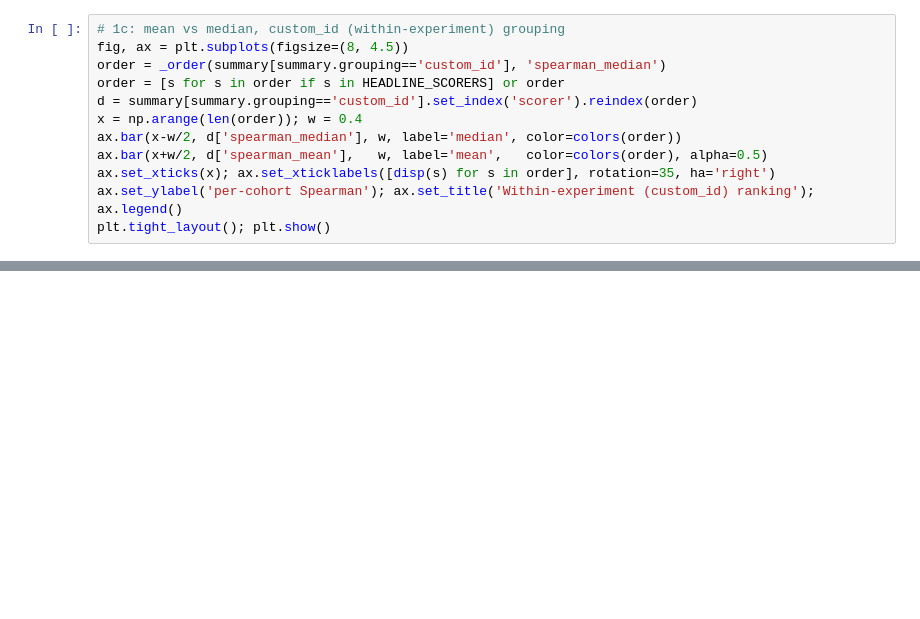
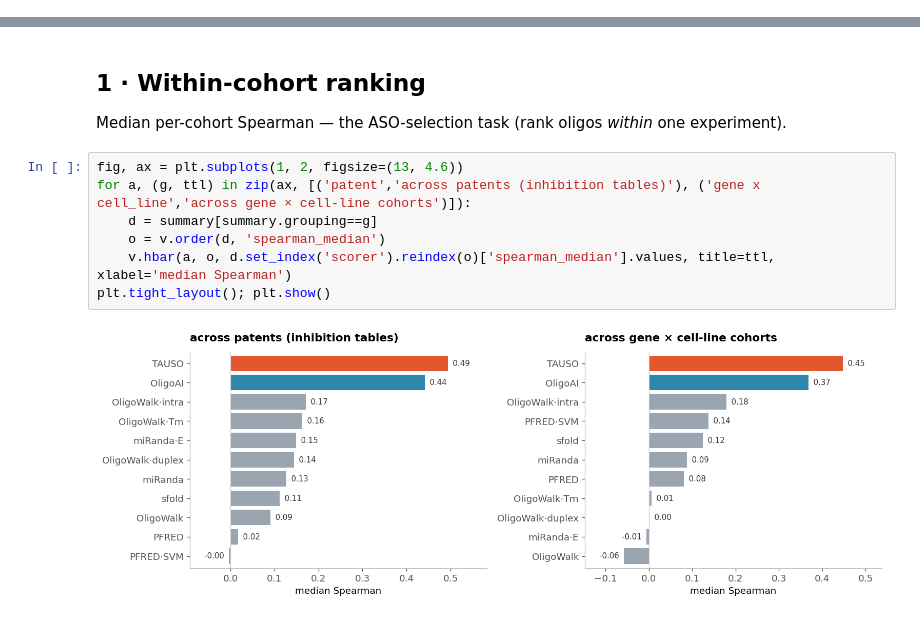
Before and after one commit to RedPenguin100/TAUSO, a Jupyter notebook: notebooks/graphs/models/model_comparison.ipynb, the cells around one changed output, grey strips where cells are left out. Drawn from its saved outputs; the diff is of its cells as text; blank space fills up the shorter version.

```diff
--- a/notebooks/graphs/models/model_comparison.ipynb
+++ b/notebooks/graphs/models/model_comparison.ipynb
@@ -93,12 +0,0 @@ plt.tight_layout(); plt.show()
-# %%
-# 1c: mean vs median, custom_id (within-experiment) grouping
-fig, ax = plt.subplots(figsize=(8, 4.5))
-order = _order(summary[summary.grouping=='custom_id'], 'spearman_median')
-order = [s for s in order if s in HEADLINE_SCORERS] or order
-d = summary[summary.grouping=='custom_id'].set_index('scorer').reindex(order)
-x = np.arange(len(order)); w = 0.4
-ax.bar(x-w/2, d['spearman_median'], w, label='median', color=colors(order))
-ax.bar(x+w/2, d['spearman_mean'],   w, label='mean',   color=colors(order), alpha=0.5)
-ax.set_xticks(x); ax.set_xticklabels([disp(s) for s in order], rotation=35, ha='right')
-ax.set_ylabel('per-cohort Spearman'); ax.set_title('Within-experiment (custom_id) ranking'); ax.legend()
-plt.tight_layout(); plt.show()
@@ -107 +18,13 @@ plt.tight_layout(); plt.show()
+# %% [markdown]
+## 1 · Within-cohort ranking
+Median per-cohort Spearman — the ASO-selection task (rank oligos *within* one experiment).
+# %%
+fig, ax = plt.subplots(1, 2, figsize=(13, 4.6))
+for a, (g, ttl) in zip(ax, [('patent','across patents (inhibition tables)'), ('gene x cell_line','across gene × cell-line cohorts')]):
+    d = summary[summary.grouping==g]
+    o = v.order(d, 'spearman_median')
+    v.hbar(a, o, d.set_index('scorer').reindex(o)['spearman_median'].values, title=ttl, xlabel='median Spearman')
+plt.tight_layout(); plt.show()
+# %% [output]
+[figure, added]
 # %%
```
Also changed, not shown: parts of 23 cells of this notebook, 8 other files.
